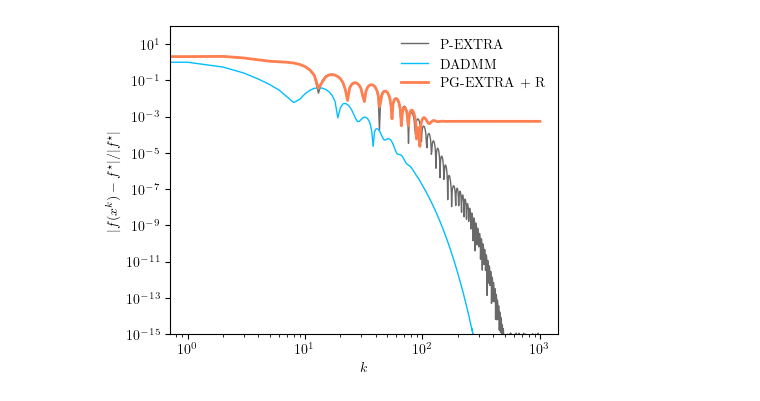
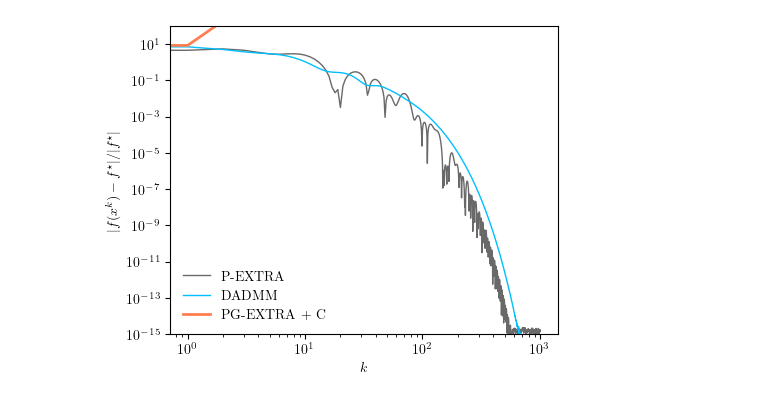
Before and after one commit to cvxgrp/optimization_via_circuits, a Jupyter notebook: convergence/quad_no_constraint_experiment_pg_c.ipynb, the cells around one changed output. Cells and saved outputs as stored; diff of their text form; code cells hidden in the pictures.

Commit message:
PG extra with parallel capacitor
- checked that the variant of PG-EXTRA with parallel capacitor outperforms PG-EXTRA with certain parameters, for the decentralized quadratic programming

```diff
--- a/convergence/quad_no_constraint_experiment_pg_c.ipynb
+++ b/convergence/quad_no_constraint_experiment_pg_c.ipynb
@@ -17,8 +17,8 @@ problem_spec = {}
 problem_spec['n_node'] = 6
 problem_spec['vector_size'] = 10
 # problem_spec['vector_size'] = 50
-problem_spec['sc_theta'] = 0.5
-problem_spec['sc_perturb'] = False
+problem_spec['sc_theta'] = 1
+problem_spec['sc_perturb'] = True
 # problem_spec['sc_index_set'] = {0,1,2,3,4,5}
 problem_spec['sc_index_set'] = {3,4}
 # problem_spec['sc_index_set'] = {}
@@ -168,7 +154,7 @@ best_R = 1
 find_best = True
 
 # R = 18
-start = 3
+start = 1
 end = 4
 space = 0.2
 # end = 2
@@ -259,33 +269,33 @@ ii=999, f_reldiff[-1]=0.0005555884143087278, err_opt_reldiff[-1]=0.0174654200810
 fname = "n6_qp_circuit_pg_c"
 
 plt.rc('text', usetex=True)
 plt.rc('font', family='serif')
 plt.rcParams["legend.fontsize"] = 10
 plt.rcParams["lines.linewidth"] = 2
 plt.rcParams["lines.markersize"] = 4
 plt.rcParams["legend.framealpha"] = 0.0
 plt.rcParams["xtick.labelsize"] = 10
 plt.rcParams["ytick.labelsize"] = 10
 plt.rcParams["mathtext.fontset"] = 'cm' # default = 'dejavusans', other options = 'cm', 'stixsans', 'dejavuserif'
 black, red, blue, green = 'dimgrey', 'coral', 'deepskyblue', 'green'
 
 # operator norm plot (log-log plot)
 plt.figure(figsize=(5,4))
 plt.minorticks_off()
 plt.xscale("log")
 plt.yscale("log")
 plt.plot(pg_f_reldiff, label='P-EXTRA', color=black, linewidth=1)
 plt.plot(admm_f_reldiff, label='DADMM', color=blue, linewidth=1)
 # plt.plot(dadmm_c_all_f_reldiff, label='Circuit DADMM + C-All',  color=green, linewidth=1)
 # plt.plot(dadmm_c_f_reldiff, label='Circuit DADMM + C',  color=red, linewidth=2)
-# plt.plot(pg_c_f_reldiff, label='PG-EXTRA + C',  color=red, linewidth=2)
-plt.plot(pg_R_f_reldiff, label='PG-EXTRA + R',  color=red, linewidth=2)
+plt.plot(pg_c_f_reldiff, label='PG-EXTRA + C',  color=red, linewidth=2)
+# plt.plot(pg_R_f_reldiff, label='PG-EXTRA + R',  color=red, linewidth=2)
 plt.xlabel(r"$k$")
 plt.ylabel(r"$|f(x^k) - f^\star|/|f^\star|$")
 # plt.ylabel(r"$\|\tilde{\mathbf{A}}x_k\|^2_M$")
 plt.ylim(1e-15, 1e+2)
 # plt.autoscale(enable=True, axis='y', tight=None)
 plt.legend()
 plt.savefig(f'plots/freldif_{fname}.pdf', dpi=300)
 # %% [output]
-[figure, old version]
+[figure, new version]
```
Also changed, not shown: parts of 12 cells of this notebook, 13 other files.
